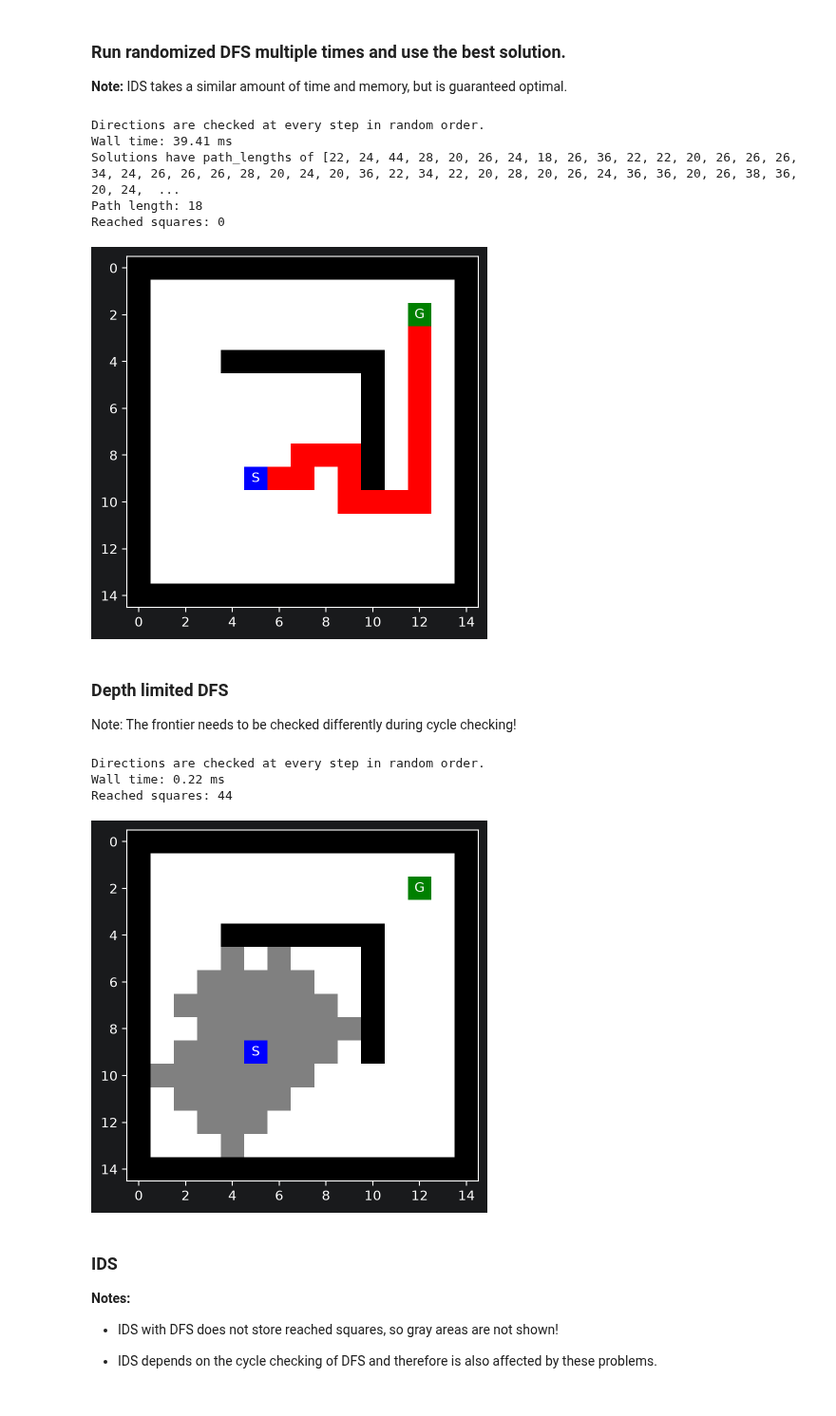
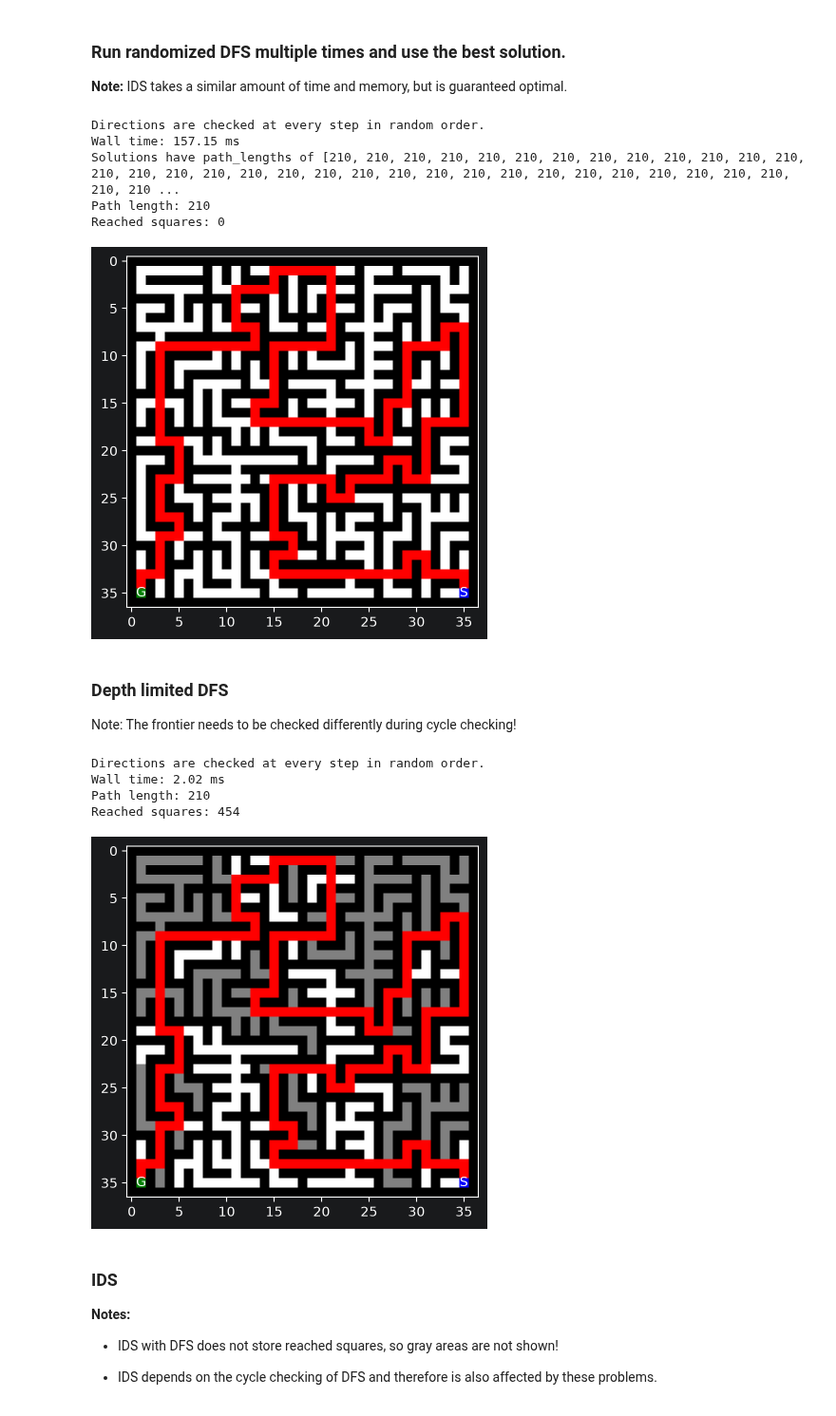
Before and after one commit to Huyyy23/SGU-TriTueNhanTaoNangCao, a Jupyter notebook: lab02 - Searching/02_Maze_Example.ipynb, the cells around one changed output. Shown at 95% size. Saved outputs shown, nothing was run; the diff lists cells and outputs as text; code cells hidden in the pictures.

```diff
--- a/lab02 - Searching/02_Maze_Example.ipynb
+++ b/lab02 - Searching/02_Maze_Example.ipynb
@@ -17,12 +17,12 @@ from maze_helper import parse_maze, show_maze, find_pos, look, animate_maze
 
 #f = open("small_maze.txt", "r")
 #f = open("medium_maze.txt", "r")
-#f = open("large_maze.txt", "r")    # this has only one solution!
+f = open("large_maze.txt", "r")    # this has only one solution!
 #f = open("open_maze.txt", "r")
 #f = open("empty_maze.txt", "r")
 #f = open("empty_maze_2.txt", "r")
 #f = open("loops_maze.txt", "r")
-f = open("L_maze.txt", "r")
+#f = open("L_maze.txt", "r")
 
 maze_str = f.read()
 maze = parse_maze(maze_str)
@@ -203,11 +215,11 @@ else:
     print("No solution found!")
 # %% [output]
 Directions are checked at every step in random order.
-Wall time: 39.41 ms
-Solutions have path_lengths of [22, 24, 44, 28, 20, 26, 24, 18, 26, 36, 22, 22, 20, 26, 26, 26, 34, 24, 26, 26, 26, 28, 20, 24, 20, 36, 22, 34, 22, 20, 28, 20, 26, 24, 36, 36, 20, 26, 38, 36, 20, 24,  ...
-Path length: 18
+Wall time: 157.15 ms
+Solutions have path_lengths of [210, 210, 210, 210, 210, 210, 210, 210, 210, 210, 210, 210, 210, 210, 210, 210, 210, 210, 210, 210, 210, 210, 210, 210, 210, 210, 210, 210, 210, 210, 210, 210, 210, 210 ...
+Path length: 210
 Reached squares: 0
-[figure, old version]
+[figure, new version]
 # %% [markdown]
 ### Depth limited DFS
 
@@ -215,16 +227,17 @@ Note: The frontier needs to be checked differently during cycle checking!
 # %%
 ts.set_order(random=True)
 
 t0 = time.perf_counter()
-result = ts.DFS(maze, limit=5, frontier_option=2, max_tries=100000, vis=False, debug_reached=True)
+result = ts.DFS(maze, limit=210, frontier_option=2, max_tries=100000, vis=False, debug_reached=True)
 print(f"Wall time: {(time.perf_counter() - t0) * 1000:.2f} ms")
 
 ts.show_path(maze, result)
 # %% [output]
 Directions are checked at every step in random order.
-Wall time: 0.22 ms
-Reached squares: 44
+Wall time: 2.02 ms
+Path length: 210
+Reached squares: 454
-[figure, old version]
+[figure, new version]
 # %% [markdown]
 ### IDS
 
```
Also changed, not shown: parts of 16 cells of this notebook.
